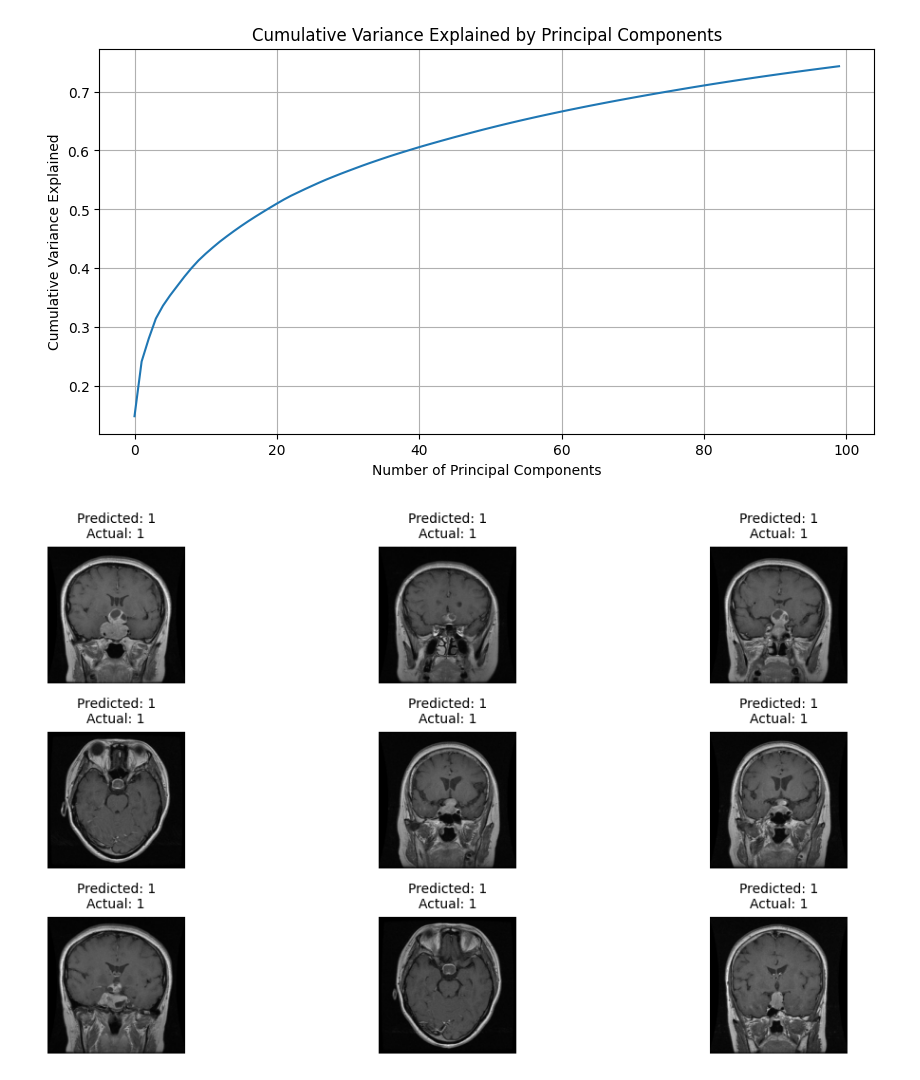
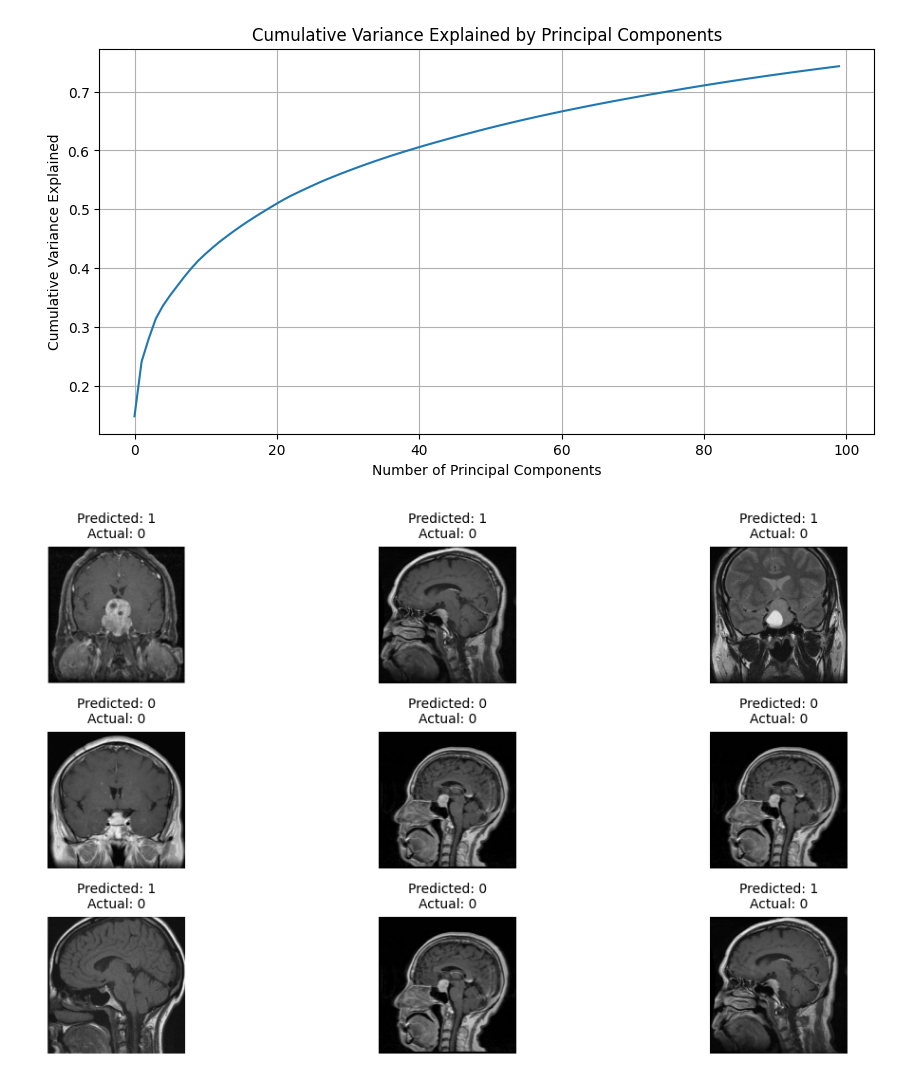
Before and after one commit to rahul-727/ML, a Jupyter notebook: 2348544_Lab9.ipynb, the cells around one changed output. Saved outputs shown, nothing was run; the diff lists cells and outputs as text; code cells hidden in the pictures.

```diff
--- a/2348544_Lab9.ipynb
+++ b/2348544_Lab9.ipynb
@@ -270,33 +258,31 @@ plt.show()
 # %% [output]
 [figure]
 # %%
-test_path= '/content/drive/MyDrive/archive/Training'
-# Load your testing images and convert them to grayscale
+test_path= '/content/drive/MyDrive/archive/Testing'
 X_test = []
 Y_test = []
 tclasses = {'pituitary_tumor': 0, 'no_tumor': 1}
 for cls in tclasses:
     tpth = os.path.join(test_path, cls)
     for j in os.listdir(tpth):
         img = cv2.imread(os.path.join(tpth, j), cv2.IMREAD_GRAYSCALE)
         img = cv2.resize(img, (200, 200))
         X_test.append(img)
-        Y_test.append(classes[cls])
+        Y_test.append(tclasses[cls])
 
-# Convert X_test and Y_test to numpy arrays
 X_test = np.array(X_test)
 Y_test = np.array(Y_test)
 X_test_flat = X_test.reshape(X_test.shape[0], -1)
 X_test_pca = pca.transform(X_test_flat)
 Y_pred_test = best_svm.predict(X_test_pca)
-# Visualize MRI images with their predicted labels
+
 plt.figure(figsize=(12, 6))
 for i in range(9):
     plt.subplot(3, 3, i + 1)
     plt.imshow(X_test[i], cmap='gray')
     plt.title(f'Predicted: {Y_pred_test[i]}\nActual: {Y_test[i]}', fontsize=10)
     plt.axis('off')
 plt.tight_layout()
 plt.show()
 # %% [output]
-[figure, old version]
+[figure, new version]
```
Also changed, not shown: parts of 9 cells of this notebook.
